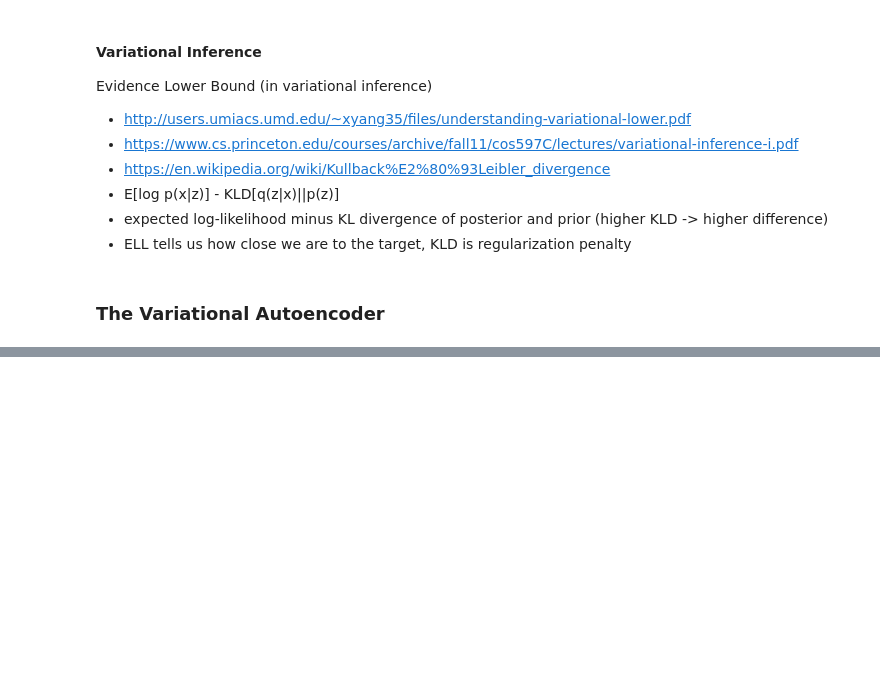
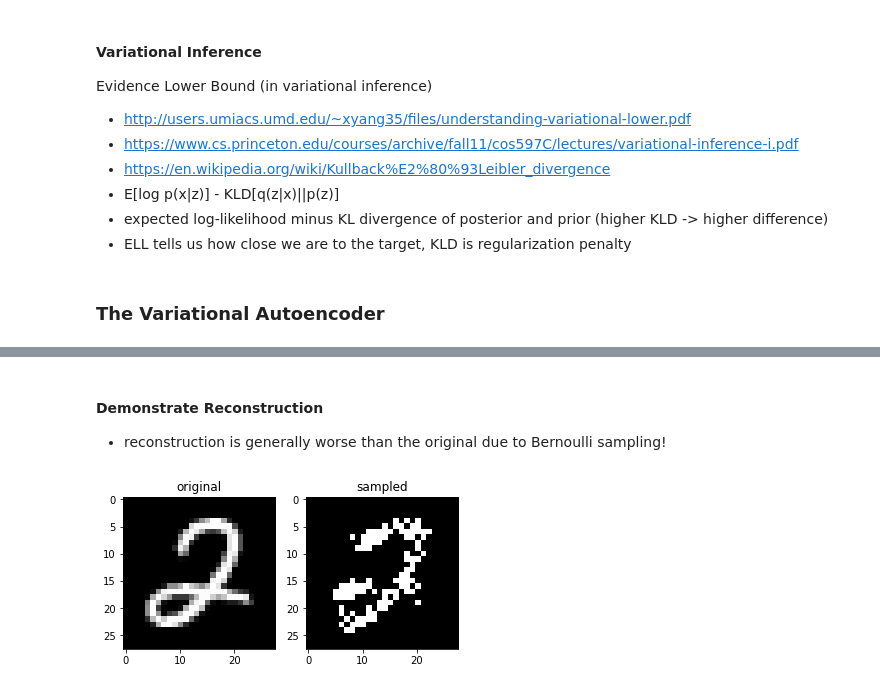
Before and after one commit to darrahts/deeplearning, a Jupyter notebook: variationalAE.ipynb, the cells around one changed output, grey strips where cells are left out. Drawn from its saved outputs; the diff is of its cells as text; code cells hidden in the pictures; blank space fills up the shorter version.

```diff
--- a/variationalAE.ipynb
+++ b/variationalAE.ipynb
@@ -116,7 +116,7 @@ class VariationalAutoencoder(object):
         currentLayer = self.X
         for layer in self.encoderLayers:
             currentLayer = layer.forward(currentLayer)
-            self.means = currentLayer[:, H[-1]]
+            self.means = currentLayer[:, :H[-1]]
             self.std = tf.nn.softplus(currentLayer[:, H[-1]:]) + 1e-6
 
         standardNormal = tf.contrib.distributions.Normal(loc=np.zeros(H[-1], dtype=np.float32), scale=np.ones(H[-1], dtype=np.float32))
@@ -146,7 +146,7 @@ class VariationalAutoencoder(object):
         self.X_hat = tf.contrib.distributions.Bernoulli(logits=logits)
 
         # sampling
-        self.posteriorSample = self.X_hat.sample()
+        self.posteriorPred = self.X_hat.sample()
         self.posteriorProb = tf.nn.sigmoid(logits)
 
         z_std = standardNormal.sample(1)
@@ -204,10 +204,10 @@ class VariationalAutoencoder(object):
         return self.sess.run(self.means, feed_dict={self.X: X})
 
     def priorWithInput(self, Z):
-        return self.sess.run(self.priorFromInput, feed_dict-{self.z_in: Z})
+        return self.sess.run(self.priorFromInput, feed_dict={self.z_in: Z})
 
     def posteriorSample(self, X):
-        return self.sess.run(self.posteriorSample)
+        return self.sess.run(self.posteriorPred, feed_dict={self.X: X})
 
     def priorSample(self):
         return self.sess.run((self.priorPred, self.priorProb))
@@ -227,0 +225,16 @@ InvalidArgumentError: 2 root error(s) found.
+# %% [markdown]
+#### Demonstrate Reconstruction
+- reconstruction is generally worse than the original due to Bernoulli sampling!
+# %%
+i = np.random.choice(len(X))
+x = X[i]
+img = vae.posteriorSample([x]).reshape(28,28)
+plt.subplot(121)
+plt.imshow(x.reshape(28,28), cmap='gray')
+plt.title("original")
+plt.subplot(122)
+plt.imshow(img, cmap='gray')
+plt.title("sampled")
+plt.show()
+# %% [output]
+[figure, added]
```
Also changed, not shown: parts of 7 cells of this notebook.
